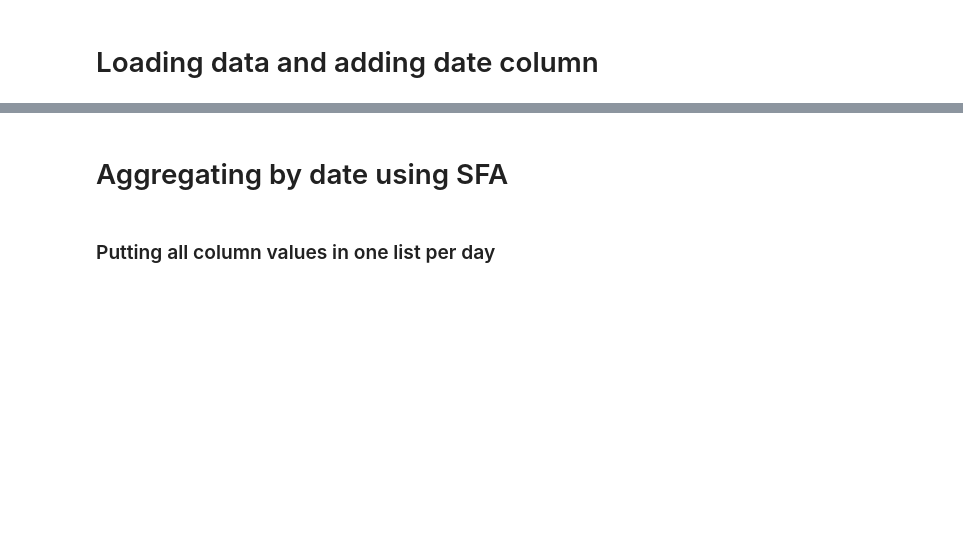
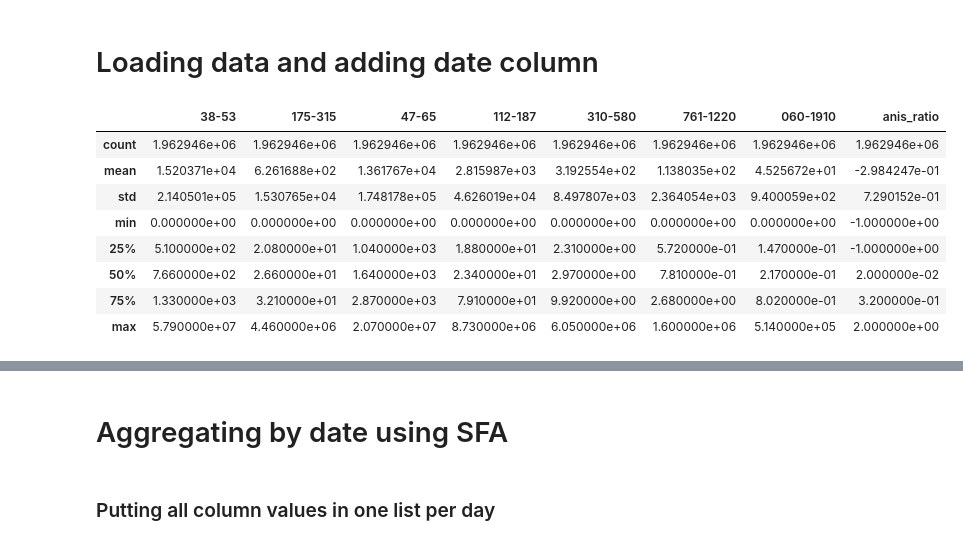
Before and after one commit to backspacer303/naucno-izracunavanje-projekat-2022, a Jupyter notebook: aggregating.ipynb, the cells around one changed output, grey strips where cells are left out. Cells and saved outputs as stored; diff of their text form; code cells hidden in the pictures; blank space fills up the shorter version.

```diff
--- a/aggregating.ipynb
+++ b/aggregating.ipynb
@@ -27,3 +34,15 @@ sis = pd.read_csv('sis_clean.csv')
 sis.drop(axis=1, columns=['Unnamed: 0'], inplace=True)
 sis['timestamp'] =  pd.to_datetime(sis.datetime, format='%Y-%m-%d %H:%M:%S')
 sis['date'] = sis.timestamp.dt.date
+# %%
+epam.describe()
+# %% [output]
+|  | 38-53 | 175-315 | 47-65 | 112-187 | 310-580 | 761-1220 | 060-1910 | anis_ratio |
+| count | 1.962946e+06 | 1.962946e+06 | 1.962946e+06 | 1.962946e+06 | 1.962946e+06 | 1.962946e+06 | 1.962946e+06 | 1.962946e+06 |
+| mean | 1.520371e+04 | 6.261688e+02 | 1.361767e+04 | 2.815987e+03 | 3.192554e+02 | 1.138035e+02 | 4.525672e+01 | -2.984247e-01 |
+| std | 2.140501e+05 | 1.530765e+04 | 1.748178e+05 | 4.626019e+04 | 8.497807e+03 | 2.364054e+03 | 9.400059e+02 | 7.290152e-01 |
+| min | 0.000000e+00 | 0.000000e+00 | 0.000000e+00 | 0.000000e+00 | 0.000000e+00 | 0.000000e+00 | 0.000000e+00 | -1.000000e+00 |
+| 25% | 5.100000e+02 | 2.080000e+01 | 1.040000e+03 | 1.880000e+01 | 2.310000e+00 | 5.720000e-01 | 1.470000e-01 | -1.000000e+00 |
+| 50% | 7.660000e+02 | 2.660000e+01 | 1.640000e+03 | 2.340000e+01 | 2.970000e+00 | 7.810000e-01 | 2.170000e-01 | 2.000000e-02 |
+| 75% | 1.330000e+03 | 3.210000e+01 | 2.870000e+03 | 7.910000e+01 | 9.920000e+00 | 2.680000e+00 | 8.020000e-01 | 3.200000e-01 |
+| max | 5.790000e+07 | 4.460000e+06 | 2.070000e+07 | 8.730000e+06 | 6.050000e+06 | 1.600000e+06 | 5.140000e+05 | 2.000000e+00 |
```
Also changed, not shown: parts of 36 cells of this notebook.
